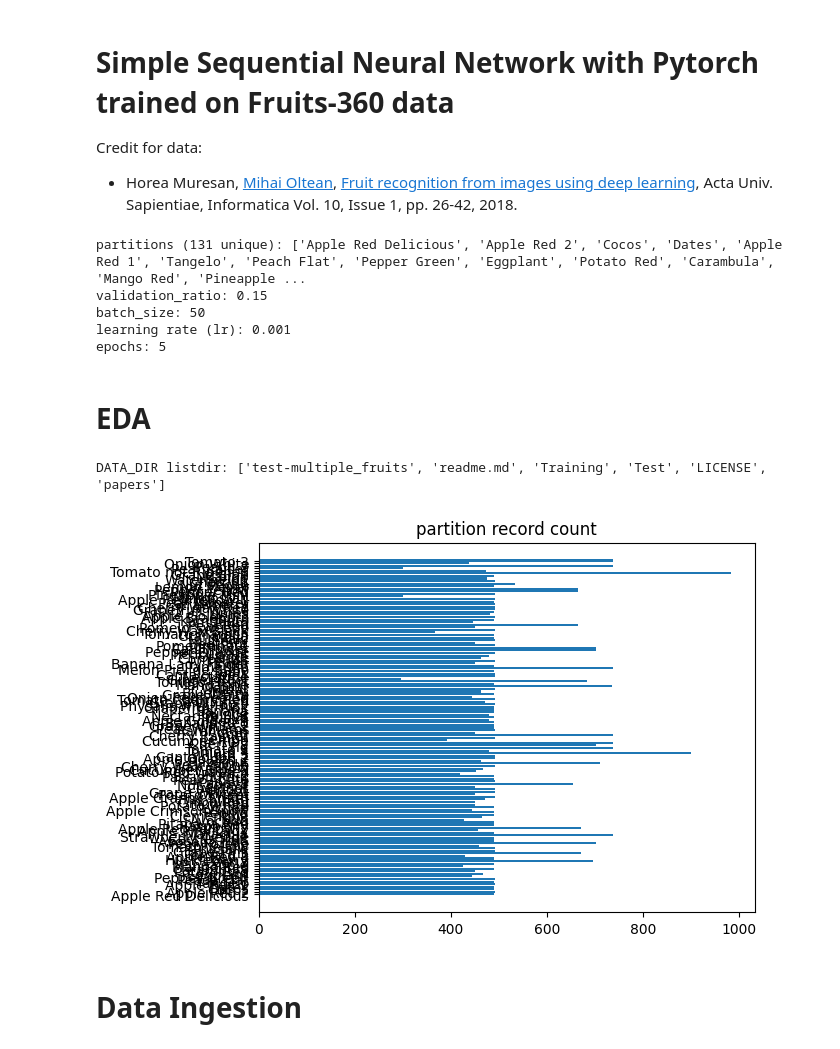
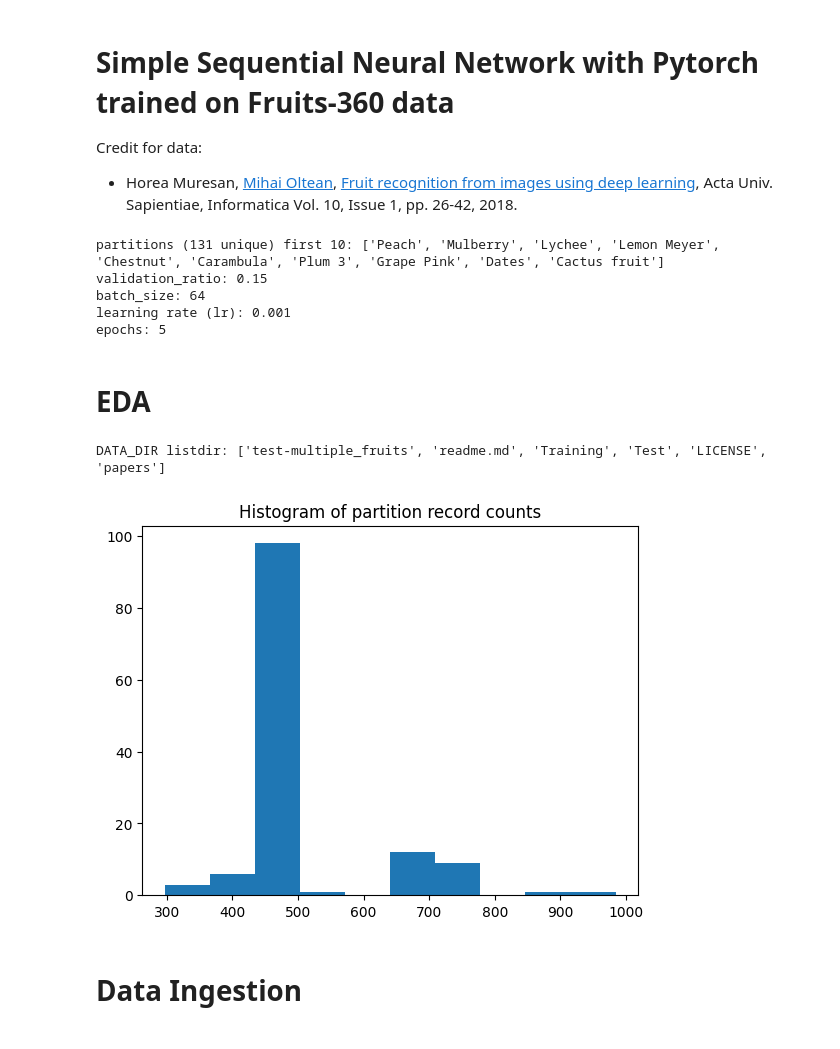
Before and after one commit to ptbdnr/icook_recogniser, a Jupyter notebook: notebooks/simple_sequential_model/notebook.ipynb, the cells around one changed output. Saved outputs shown, nothing was run; the diff lists cells and outputs as text; code cells hidden in the pictures.

Commit message:
fix: histogram graph

```diff
--- a/notebooks/simple_sequential_model/notebook.ipynb
+++ b/notebooks/simple_sequential_model/notebook.ipynb
@@ -15,6 +7,7 @@ from torch.utils.data import DataLoader
 # input constants
 import os
 import dotenv
+import torch
 
 dotenv.load_dotenv()
 torch.manual_seed(42)
@@ -22,7 +15,7 @@ torch.manual_seed(42)
 DATA_DIR = os.getenv('DATA_DIR')
 training_data_dir = os.path.join(DATA_DIR, 'Training')
 test_data_dir = os.path.join(DATA_DIR, 'Test')
-partitions = os.listdir(training_data_dir)
+partitions = list(set(os.listdir(training_data_dir)))
 VALIDATION_RATIO = float(os.getenv('VALIDATION_RATIO'))
 
 BATCH_SIZE = int(os.getenv('BATCH_SIZE'))
@@ -31,37 +24,38 @@ EPOCHS= int(os.getenv('EPOCHS'))
 
 MODEL_NAME = 'SSNN'
 # %%
-print(f"partitions ({len(partitions)} unique): {partitions}")
+print(f"partitions ({len(partitions)} unique) first 10: {partitions[:10]}")
 print(f"validation_ratio: {VALIDATION_RATIO}")
 print(f"batch_size: {BATCH_SIZE}")
 print(f"learning rate (lr): {LEARNING_RATE}")
 print(f"epochs: {EPOCHS}")
 # %% [output]
-partitions (131 unique): ['Apple Red Delicious', 'Apple Red 2', 'Cocos', 'Dates', 'Apple Red 1', 'Tangelo', 'Peach Flat', 'Pepper Green', 'Eggplant', 'Potato Red', 'Carambula', 'Mango Red', 'Pineapple ...
+partitions (131 unique) first 10: ['Peach', 'Mulberry', 'Lychee', 'Lemon Meyer', 'Chestnut', 'Carambula', 'Plum 3', 'Grape Pink', 'Dates', 'Cactus fruit']
 validation_ratio: 0.15
-batch_size: 50
+batch_size: 64
 learning rate (lr): 0.001
 epochs: 5
 # %% [markdown]
 # EDA
 # %%
 import matplotlib.pyplot as plt
+
 # print data dir content
 print(f"DATA_DIR listdir: {os.listdir(DATA_DIR)}")
 
 # show partition frequency
 counter = {}
 for p in partitions:
     p_dir = os.path.join(training_data_dir, p)
     counter[p] = len(os.listdir(p_dir))
 
 fig, ax = plt.subplots()
-ax.barh(partitions, width=counter.values())
-ax.set_title('partition record count')
+ax.hist(counter.values())
+ax.set_title('Histogram of partition record counts')
 plt.show()
 # %% [output]
 DATA_DIR listdir: ['test-multiple_fruits', 'readme.md', 'Training', 'Test', 'LICENSE', 'papers']
-[figure, old version]
+[figure, new version]
 # %% [markdown]
 # Data Ingestion
 # %%
```
Also changed, not shown: parts of 15 cells of this notebook.
